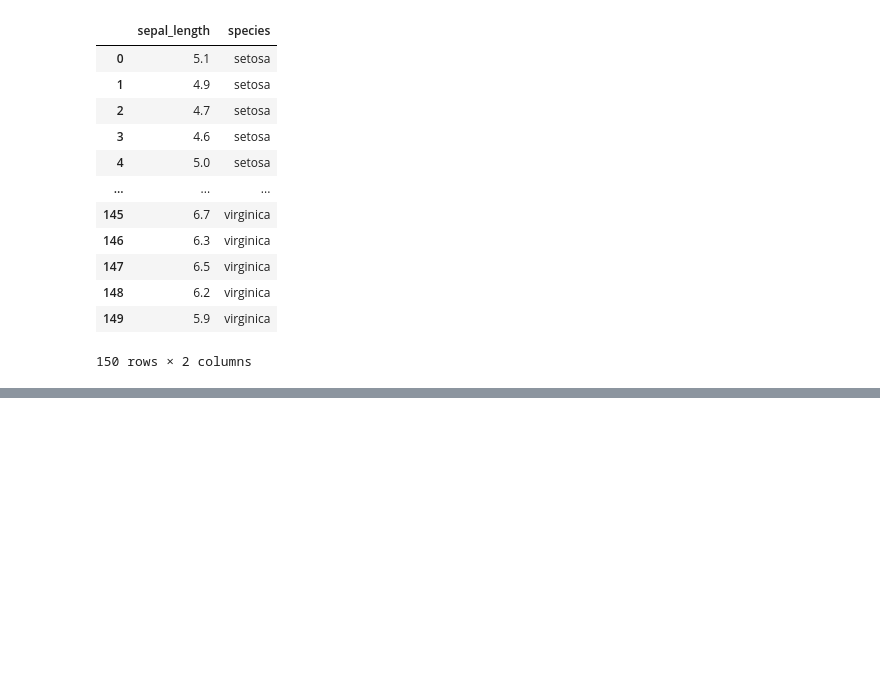
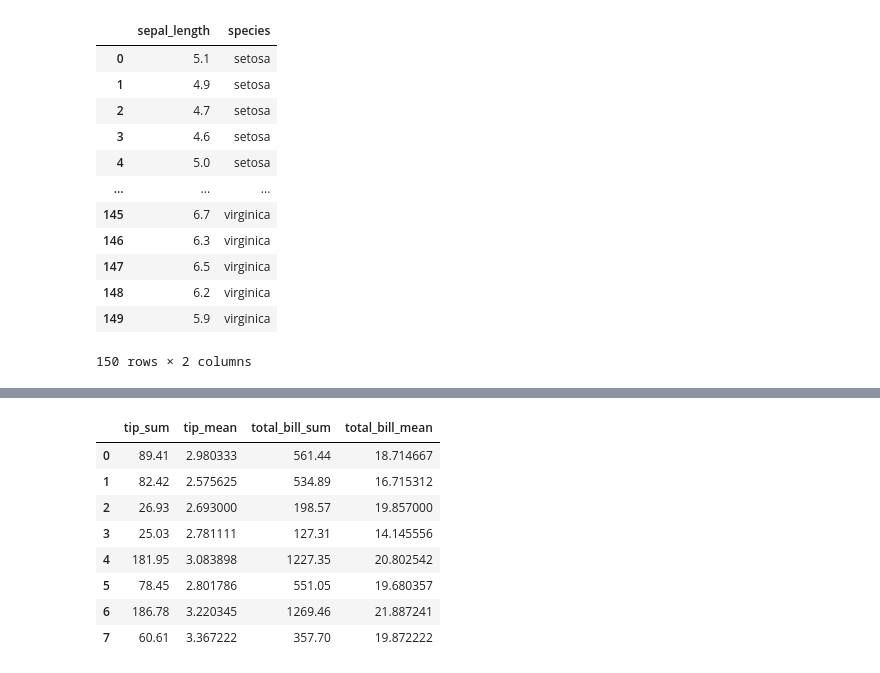
Before and after one commit to 99jungwon/lgu6, a Jupyter notebook: 2_da_basic/0402.ipynb, the cells around one changed output, grey strips where cells are left out. Saved outputs shown, nothing was run; the diff lists cells and outputs as text; code cells hidden in the pictures; blank space fills up the shorter version.

```diff
--- a/2_da_basic/0402.ipynb
+++ b/2_da_basic/0402.ipynb
@@ -313,0 +391,15 @@ iris_df
+# %%
+import pandas as pd
+
+df = pd.read_excel("dataset/tip_groupby.xlsx", sheet_name="sheet_name_1")
+df
+# %% [output]
+|  | tip_sum | tip_mean | total_bill_sum | total_bill_mean |
+| 0 | 89.41 | 2.980333 | 561.44 | 18.714667 |
+| 1 | 82.42 | 2.575625 | 534.89 | 16.715312 |
+| 2 | 26.93 | 2.693000 | 198.57 | 19.857000 |
+| 3 | 25.03 | 2.781111 | 127.31 | 14.145556 |
+| 4 | 181.95 | 3.083898 | 1227.35 | 20.802542 |
+| 5 | 78.45 | 2.801786 | 551.05 | 19.680357 |
+| 6 | 186.78 | 3.220345 | 1269.46 | 21.887241 |
+| 7 | 60.61 | 3.367222 | 357.70 | 19.872222 |
```
Also changed, not shown: parts of 15 cells of this notebook, 8 other files.
